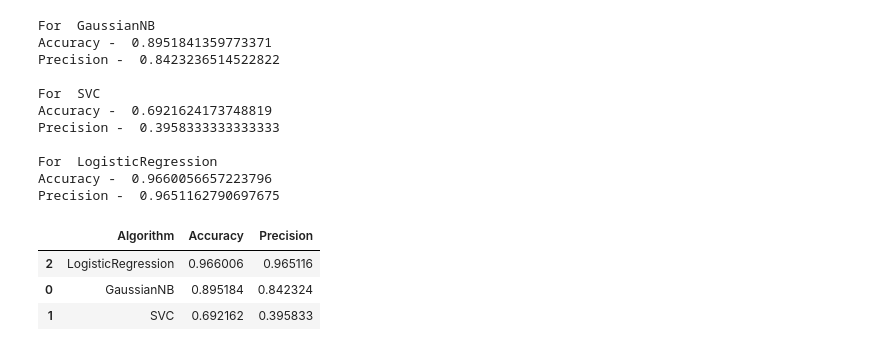
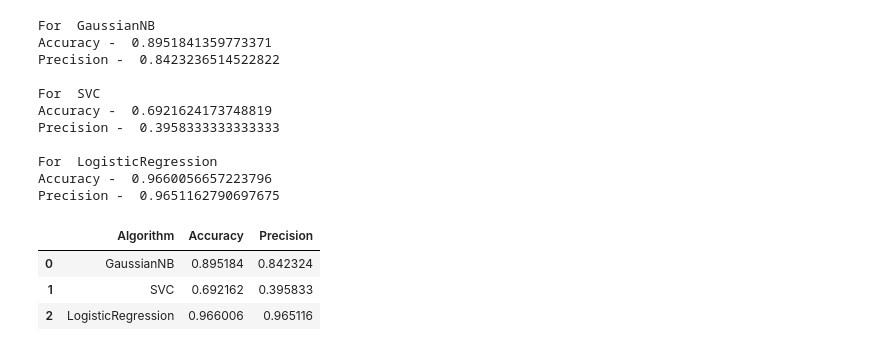
Before and after one commit to OliviaLiu417/EmailClassfication, a Jupyter notebook: Copy_1_of_vioviov_project.ipynb, the cells around one changed output. Saved outputs shown, nothing was run; the diff lists cells and outputs as text; code cells hidden in the pictures.

```diff
--- a/Copy_1_of_vioviov_project.ipynb
+++ b/Copy_1_of_vioviov_project.ipynb
@@ -294,10 +294,10 @@ Accuracy -  0.9660056657223796
 Precision -  0.9651162790697675
 # %%
 # performance table
-performance2 = pd.DataFrame({'Algorithm': classifiers.keys(),'Accuracy':accuracy_scores,'Precision':precision_scores}).sort_values('Precision',ascending=False)
+performance2 = pd.DataFrame({'Algorithm': classifiers.keys(),'Accuracy':accuracy_scores,'Precision':precision_scores})# .sort_values('Precision',ascending=False)
 performance2
 # %% [output]
 |  | Algorithm | Accuracy | Precision |
-| 2 | LogisticRegression | 0.966006 | 0.965116 |
 | 0 | GaussianNB | 0.895184 | 0.842324 |
 | 1 | SVC | 0.692162 | 0.395833 |
+| 2 | LogisticRegression | 0.966006 | 0.965116 |
```
Also changed, not shown: parts of 3 cells of this notebook.
